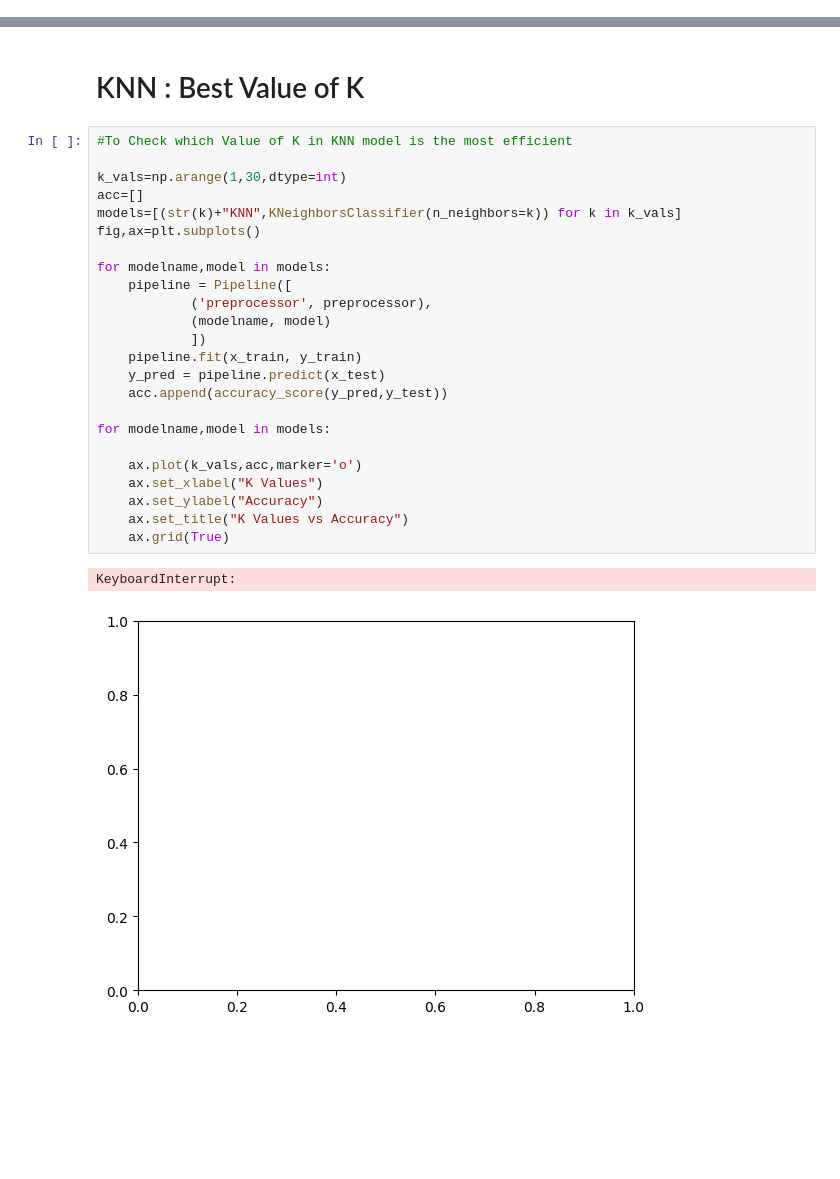
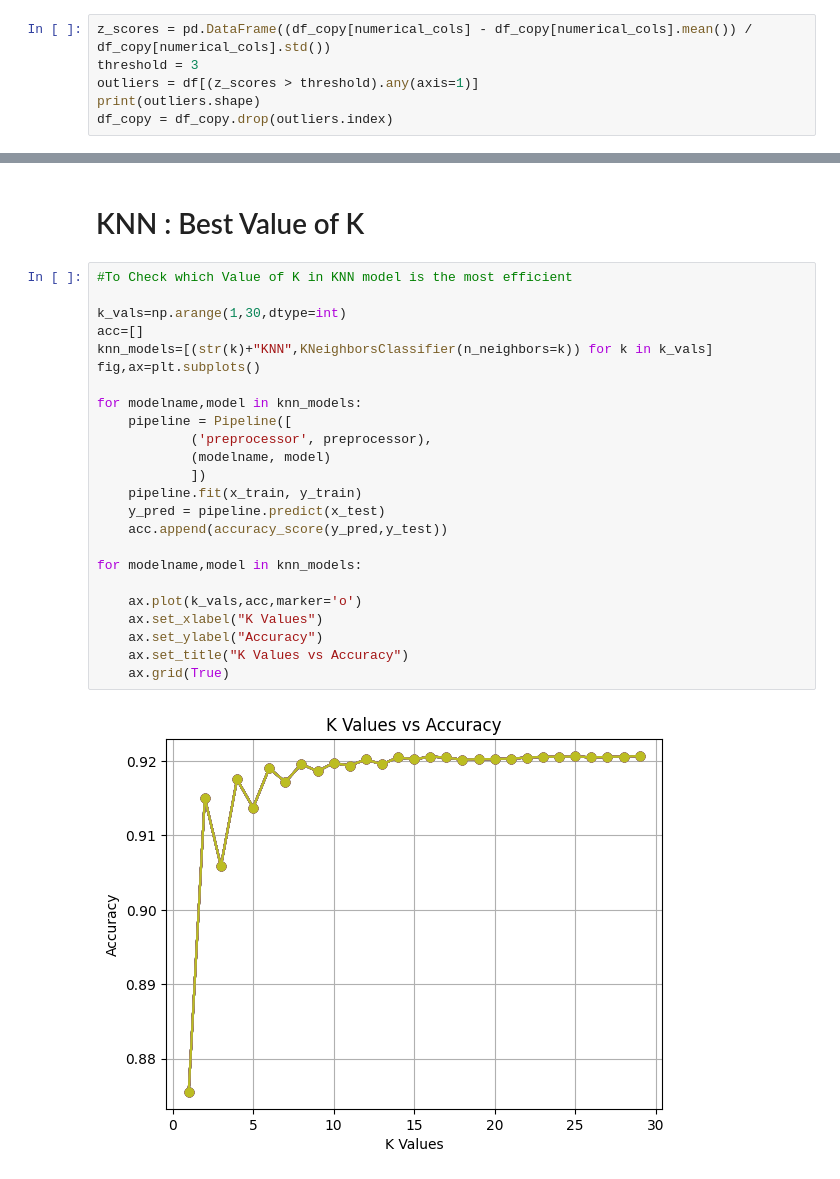
Before and after one commit to AvinashKJ2021/Heart-Disease-Prediction, a Jupyter notebook: Heart_Disease_Prediction.ipynb, the cells around one changed output, grey strips where cells are left out. Saved outputs shown, nothing was run; the diff lists cells and outputs as text; blank space fills up the shorter version.

```diff
--- a/Heart_Disease_Prediction.ipynb
+++ b/Heart_Disease_Prediction.ipynb
@@ -194,3 +214,9 @@ df_copy
 | 319793 | 0 | 27.0 | 32.81 | 0.0 | 0.0 | 12.0 | Hispanic | Good | ... |
 | 319794 | 0 | 80.0 | 46.56 | 0.0 | 0.0 | 8.0 | Hispanic | Good | ... |
 301717 rows × 18 columns
+# %%
+z_scores = pd.DataFrame((df_copy[numerical_cols] - df_copy[numerical_cols].mean()) / df_copy[numerical_cols].std())
+threshold = 3
+outliers = df[(z_scores > threshold).any(axis=1)]
+print(outliers.shape)
+df_copy = df_copy.drop(outliers.index)
@@ -516,27 +547,26 @@ plt.show()
 # %%
 #To Check which Value of K in KNN model is the most efficient
 
 k_vals=np.arange(1,30,dtype=int)
 acc=[]
-models=[(str(k)+"KNN",KNeighborsClassifier(n_neighbors=k)) for k in k_vals]
+knn_models=[(str(k)+"KNN",KNeighborsClassifier(n_neighbors=k)) for k in k_vals]
 fig,ax=plt.subplots()
 
-for modelname,model in models:
+for modelname,model in knn_models:
     pipeline = Pipeline([
             ('preprocessor', preprocessor),
             (modelname, model)
             ])
     pipeline.fit(x_train, y_train)
     y_pred = pipeline.predict(x_test)
     acc.append(accuracy_score(y_pred,y_test))
 
-for modelname,model in models:
+for modelname,model in knn_models:
 
     ax.plot(k_vals,acc,marker='o')
     ax.set_xlabel("K Values")
     ax.set_ylabel("Accuracy")
     ax.set_title("K Values vs Accuracy")
     ax.grid(True)
 # %% [output]
-KeyboardInterrupt:
-[figure, old version]
+[figure, new version]
```
Also changed, not shown: parts of 20 cells of this notebook.
